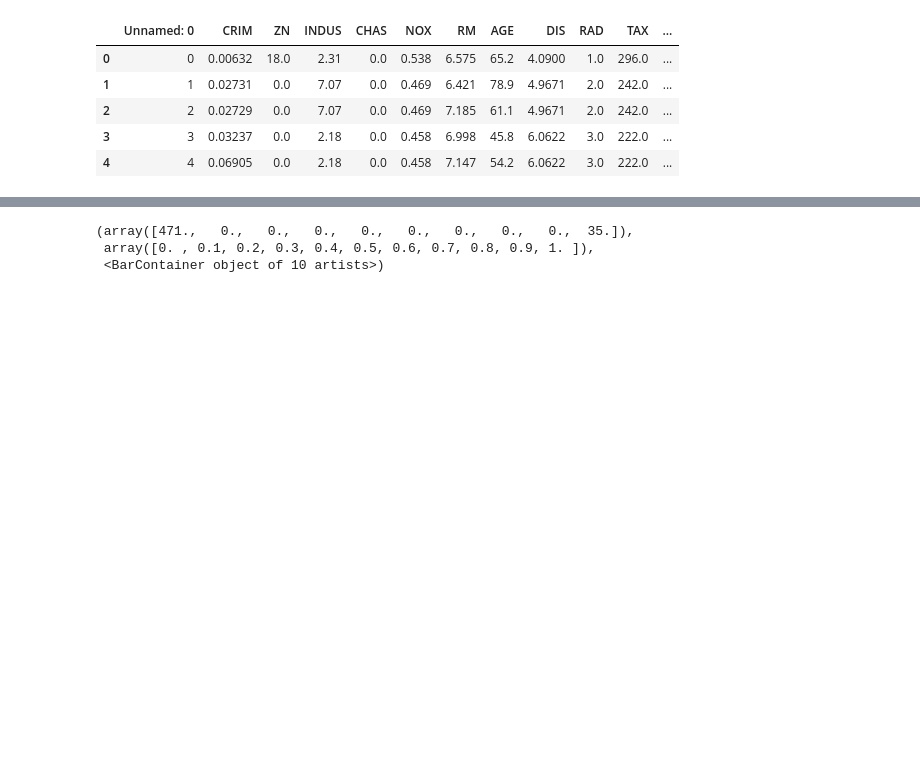
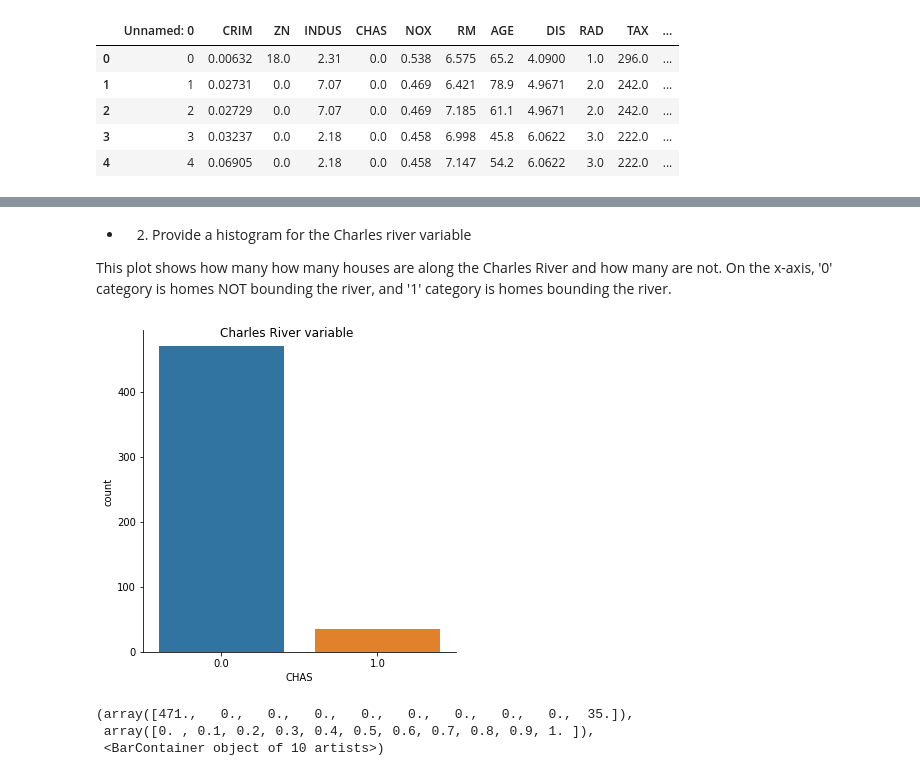
Before and after one commit to ashuvviet/CapstoneProject, a Jupyter notebook: StatisticsforDataSciencewithPython.ipynb, the cells around one changed output, grey strips where cells are left out. Drawn from its saved outputs; the diff is of its cells as text; code cells hidden in the pictures; blank space fills up the shorter version.

```diff
--- a/StatisticsforDataSciencewithPython.ipynb
+++ b/StatisticsforDataSciencewithPython.ipynb
@@ -35,3 +45,11 @@ sns.boxplot(y='MEDV', data=boston_df)
+# %% [markdown]
+* 2. Provide a histogram for the Charles river variable
+
+This plot shows how many how many houses are along the Charles River and how many are not. On the x-axis, '0' category is homes NOT bounding the river, and '1' category is homes bounding the river.
+# %%
+ax = sns.catplot(x='CHAS', kind='count', data=boston_df).fig.suptitle('Charles River variable')
+# %% [output]
+[figure, added]
 # %%
 pyplot.hist(boston_df['CHAS'], color='orange')
 # %% [output]
```
Also changed, not shown: parts of 26 cells of this notebook.
